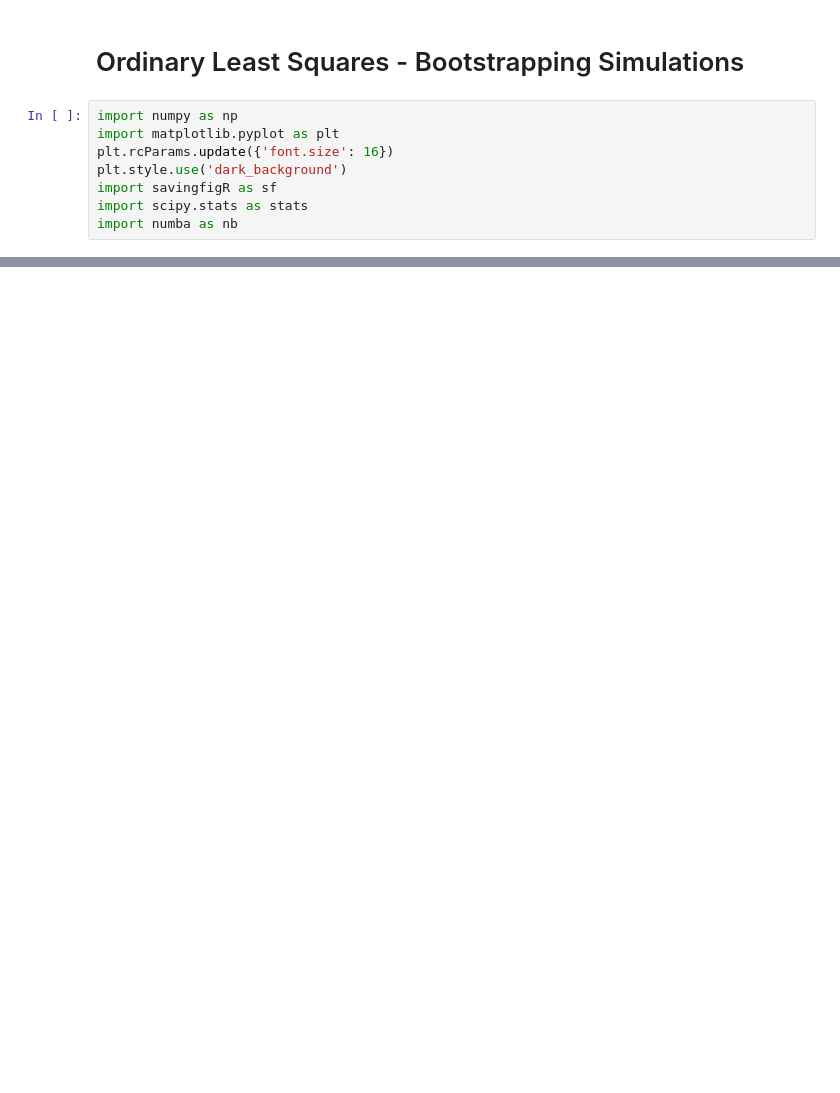
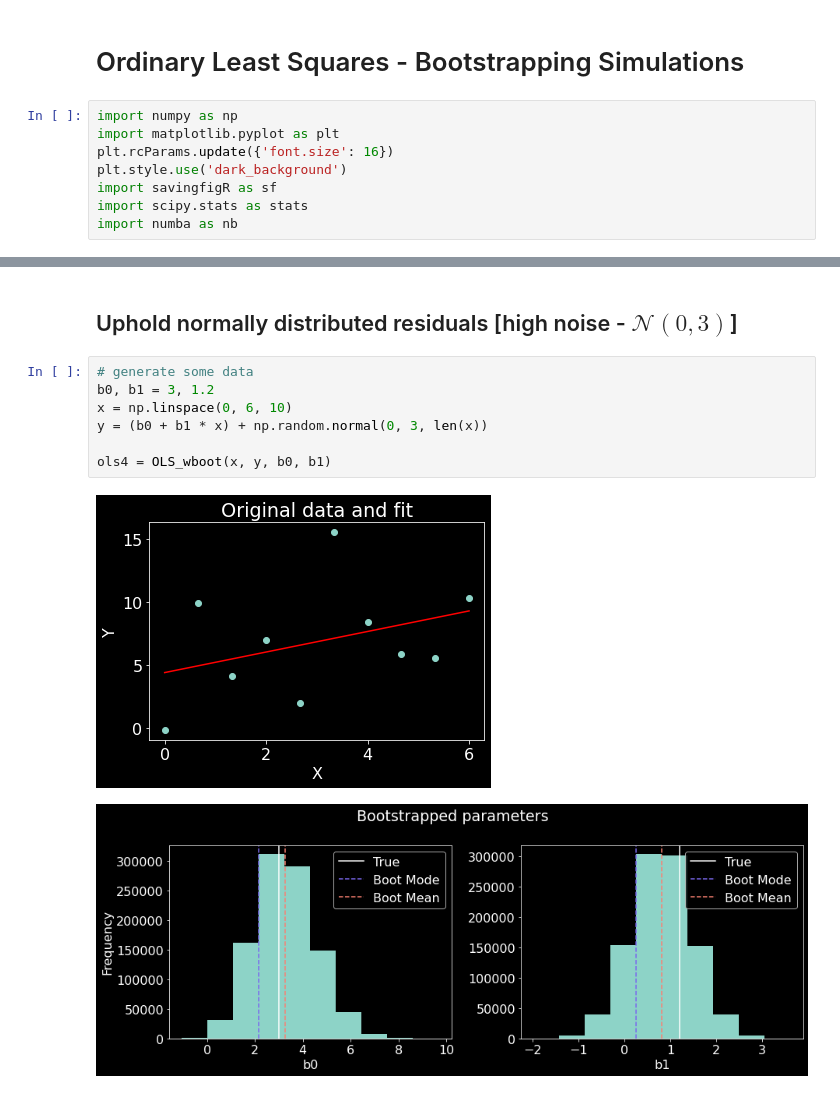
Before and after one commit to tulimid1/OLS-bootstrap, a Jupyter notebook: OLS-boot-sims.ipynb, the cells around one changed output, grey strips where cells are left out. Saved outputs shown, nothing was run; the diff lists cells and outputs as text; blank space fills up the shorter version.

```diff
--- a/OLS-boot-sims.ipynb
+++ b/OLS-boot-sims.ipynb
@@ -130,0 +161,12 @@ ols1 = OLS_wboot(x, y, b0, b1)
+# %% [markdown]
+## Uphold normally distributed residuals [high noise - $\mathcal{N}(0,3)$]
+# %%
+# generate some data
+b0, b1 = 3, 1.2
+x = np.linspace(0, 6, 10)
+y = (b0 + b1 * x) + np.random.normal(0, 3, len(x))
+
+ols4 = OLS_wboot(x, y, b0, b1)
+# %% [output]
+[figure, added]
+[figure, added]
```
Also changed, not shown: parts of 8 cells of this notebook.
